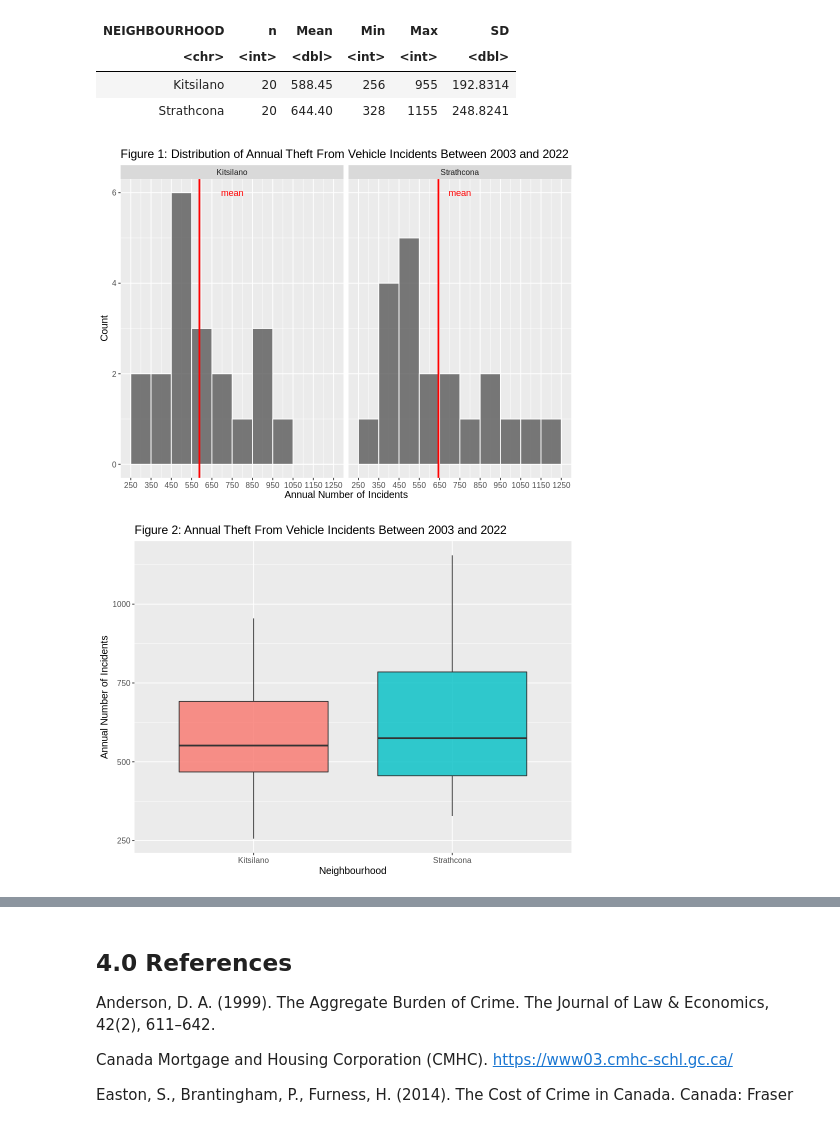
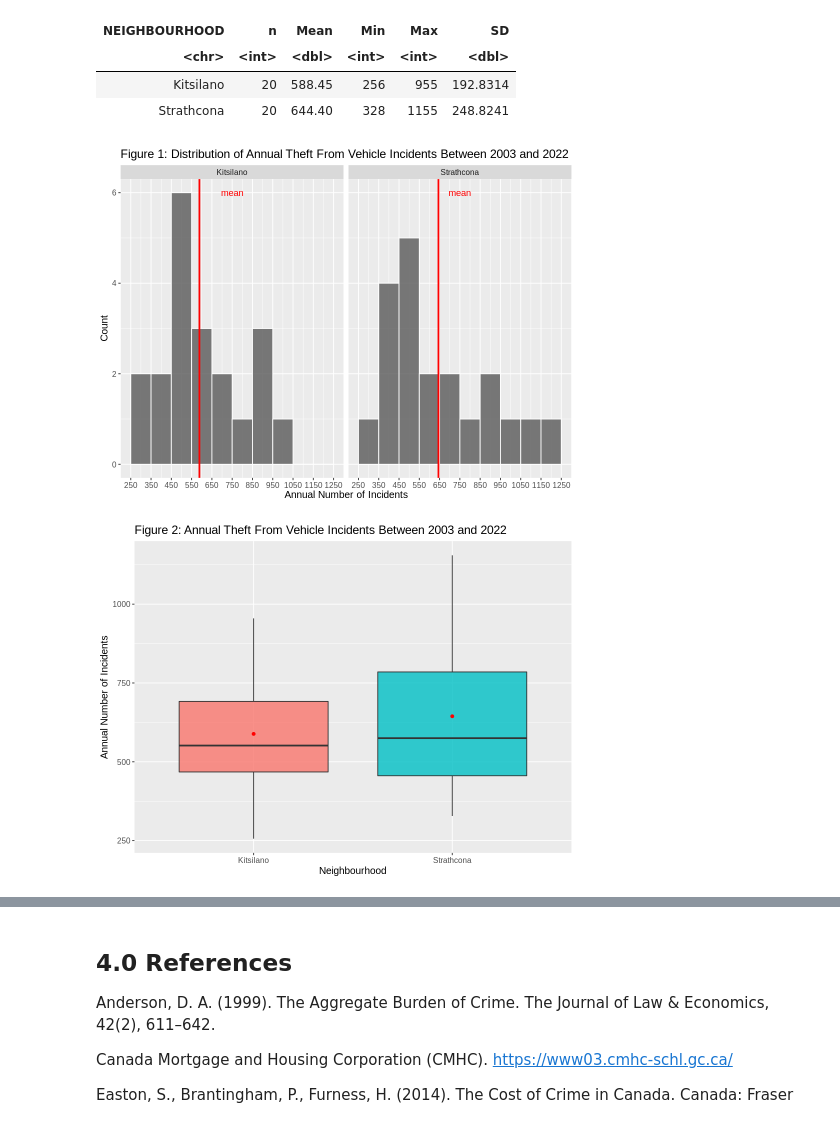
Before and after one commit to jburden1/STAT201_Project_Group14, a Jupyter notebook: STAT201_Final_Report.ipynb, the cells around one changed output, grey strips where cells are left out. Cells and saved outputs as stored; diff of their text form; code cells hidden in the pictures.

```diff
--- a/STAT201_Final_Report.ipynb
+++ b/STAT201_Final_Report.ipynb
@@ -158,32 +159,33 @@ A tibble: 2 × 6
 # Code to create histogram and boxplot visualizations
 #-------------------------------------------------------
 
 options(repr.plot.width = 8, repr.plot.height = 6)
 
 # historgram
 crime_hist <- crime_vehicle_filtered |>
     ggplot() +
     geom_histogram(aes(x = INCIDENT_COUNT), color = "white", binwidth = 100, alpha = 0.8) +
     scale_x_continuous(breaks = seq(250, 1250, 100)) +
     geom_vline(data = crime_vehicle_stats, mapping = aes(xintercept = Mean), color = "red", size = 1) +
     facet_wrap(~NEIGHBOURHOOD) +
     xlab("Annual Number of Incidents") +
     ylab("Count") +
     ggtitle("Figure 1: Distribution of Annual Theft From Vehicle Incidents Between 2003 and 2022") +
     annotate("text", x = 750, y = 6, label = "mean", angle = 0, color = "red") +
     theme(text = element_text(size = 12))
 crime_hist
 
 # boxplot
 crime_box <- crime_vehicle_filtered |>
     ggplot(aes(x = NEIGHBOURHOOD, y = INCIDENT_COUNT)) +
     geom_boxplot(aes(fill = NEIGHBOURHOOD), alpha = 0.8, show.legend = FALSE) +
+    stat_summary(fun = "mean", geom = "point", color = "red") +
     xlab("Neighbourhood") +
     ylab("Annual Number of Incidents") +
     ggtitle("Figure 2: Annual Theft From Vehicle Incidents Between 2003 and 2022") +
     theme(text = element_text(size = 12))
 crime_box
 # %% [output]
 [figure]
-[figure, old version]
+[figure, new version]
 # %% [markdown]
```
Also changed, not shown: parts of 11 cells of this notebook.
